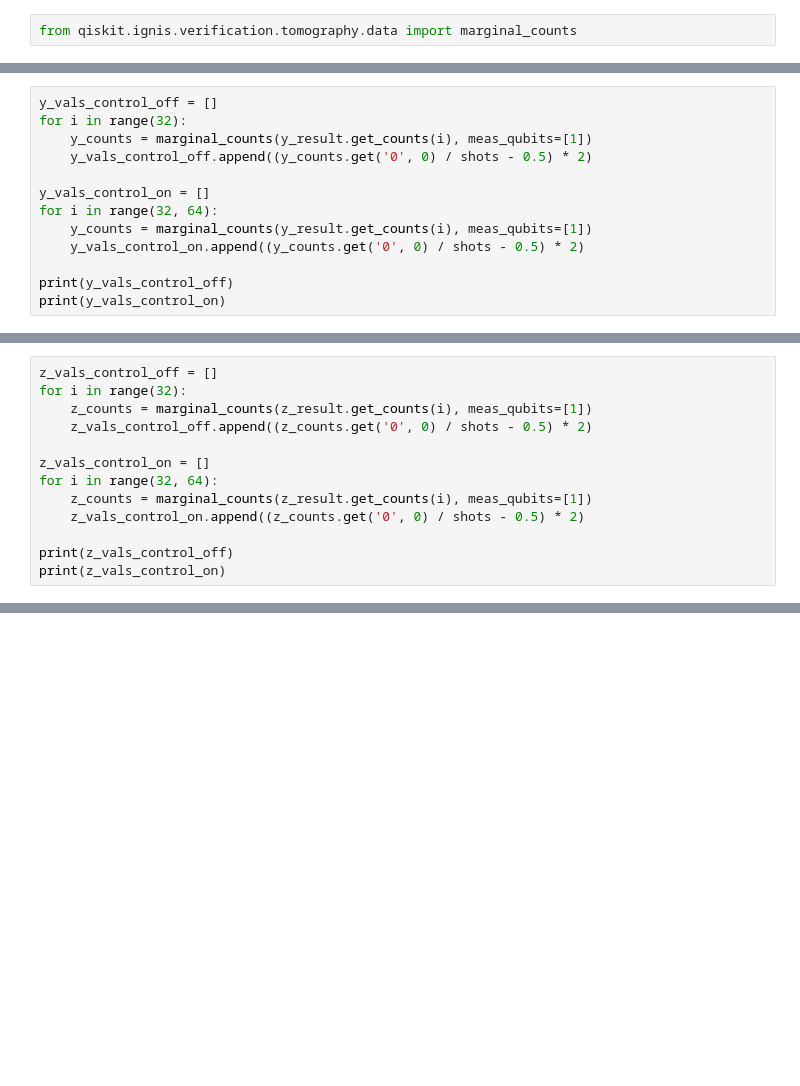
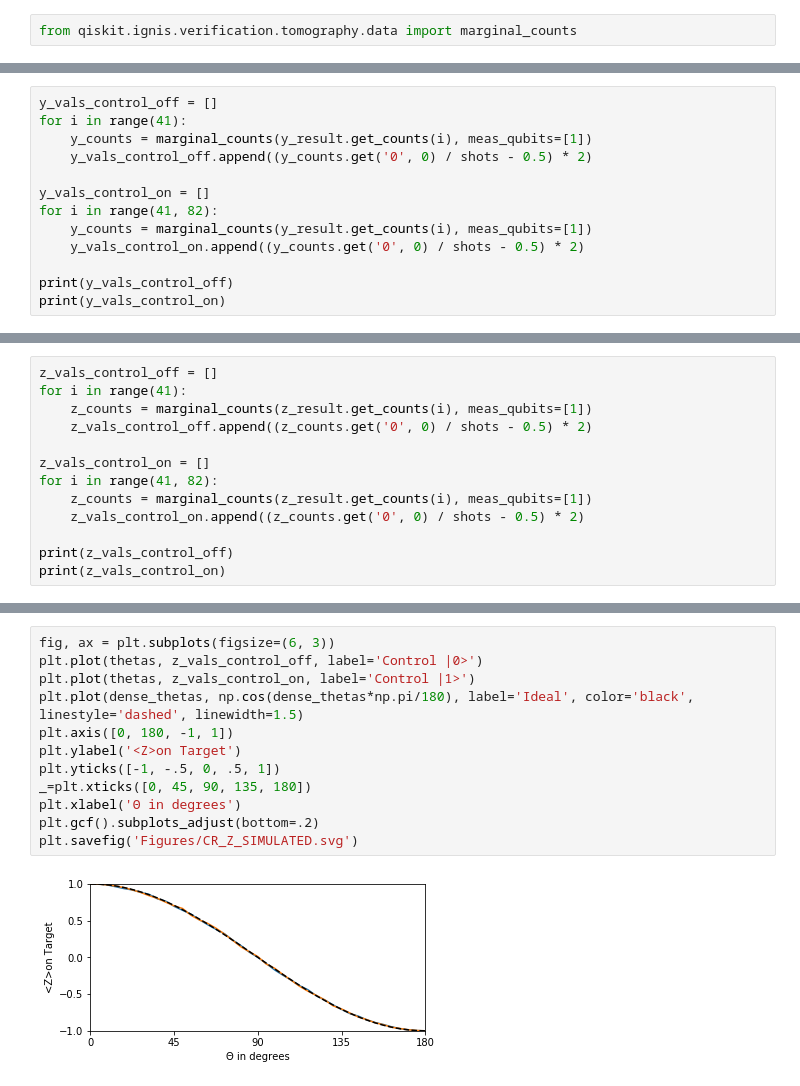
Before and after one commit to singular-value/optimizations_via_openpulse, a Jupyter notebook: CrossResonance_Tomography_SIMULATED.ipynb, the cells around one changed output, grey strips where cells are left out. Saved outputs shown, nothing was run; the diff lists cells and outputs as text; blank space fills up the shorter version.

```diff
--- a/CrossResonance_Tomography_SIMULATED.ipynb
+++ b/CrossResonance_Tomography_SIMULATED.ipynb
@@ -137,11 +137,11 @@ print(x_vals_control_on)
 # %%
 y_vals_control_off = []
-for i in range(32):
+for i in range(41):
     y_counts = marginal_counts(y_result.get_counts(i), meas_qubits=[1])
     y_vals_control_off.append((y_counts.get('0', 0) / shots - 0.5) * 2)
 
 y_vals_control_on = []
-for i in range(32, 64):
+for i in range(41, 82):
     y_counts = marginal_counts(y_result.get_counts(i), meas_qubits=[1])
     y_vals_control_on.append((y_counts.get('0', 0) / shots - 0.5) * 2)
 
@@ -153,11 +153,11 @@ print(y_vals_control_on)
 # %%
 z_vals_control_off = []
-for i in range(32):
+for i in range(41):
     z_counts = marginal_counts(z_result.get_counts(i), meas_qubits=[1])
     z_vals_control_off.append((z_counts.get('0', 0) / shots - 0.5) * 2)
 
 z_vals_control_on = []
-for i in range(32, 64):
+for i in range(41, 82):
     z_counts = marginal_counts(z_result.get_counts(i), meas_qubits=[1])
     z_vals_control_on.append((z_counts.get('0', 0) / shots - 0.5) * 2)
 
@@ -196,0 +205,14 @@ plt.axis([0, 32, -1, 1])
+# %%
+fig, ax = plt.subplots(figsize=(6, 3))
+plt.plot(thetas, z_vals_control_off, label='Control |0>')
+plt.plot(thetas, z_vals_control_on, label='Control |1>')
+plt.plot(dense_thetas, np.cos(dense_thetas*np.pi/180), label='Ideal', color='black', linestyle='dashed', linewidth=1.5)
+plt.axis([0, 180, -1, 1])
+plt.ylabel('<Z>on Target')
+plt.yticks([-1, -.5, 0, .5, 1])
+_=plt.xticks([0, 45, 90, 135, 180])
+plt.xlabel('Θ in degrees')
+plt.gcf().subplots_adjust(bottom=.2)
+plt.savefig('Figures/CR_Z_SIMULATED.svg')
+# %% [output]
+[figure, added]
```
Also changed, not shown: parts of 14 cells of this notebook, 11 other files.
